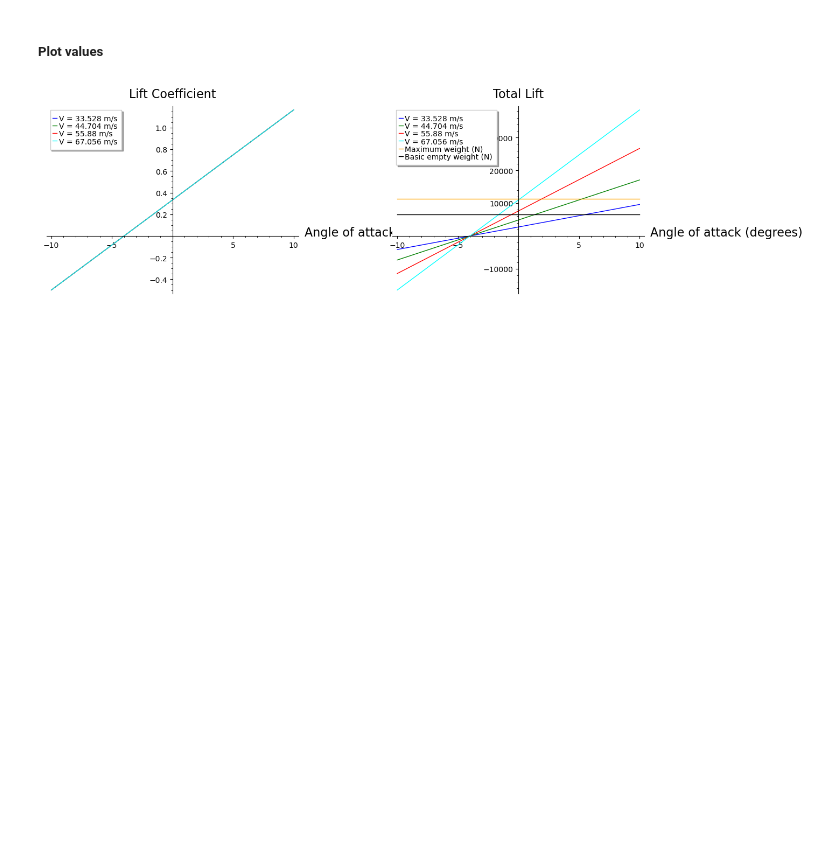
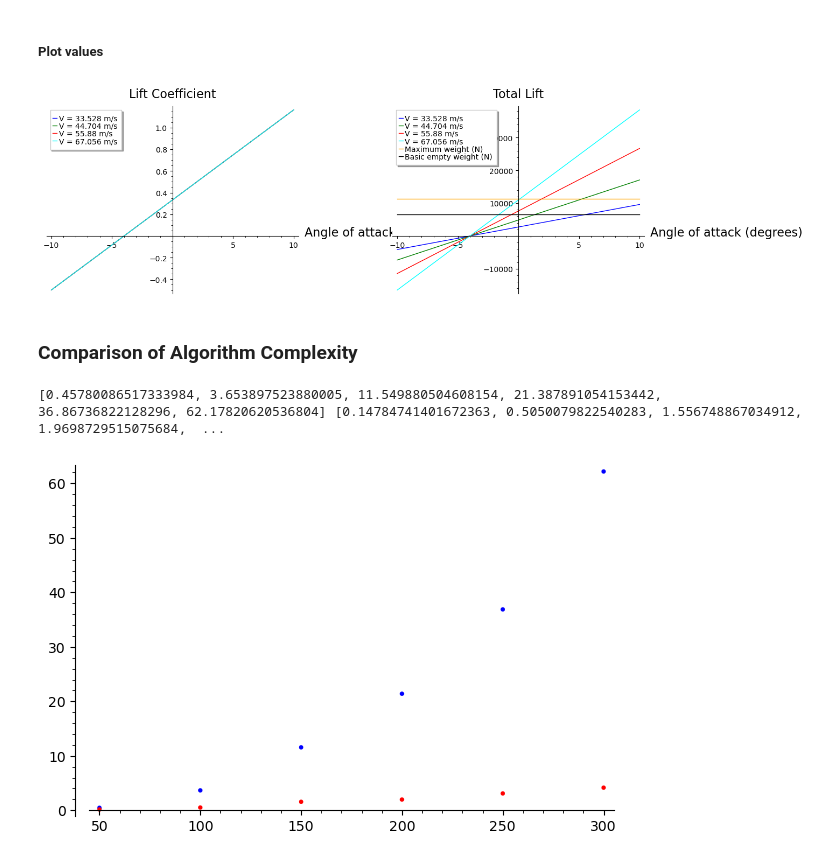
Before and after one commit to juandurante2005/Aerospace-CS-project, a Jupyter notebook: Expanded-lift-dist.ipynb, the cells around one changed output. Saved outputs shown, nothing was run; the diff lists cells and outputs as text; code cells hidden in the pictures; blank space fills up the shorter version.

```diff
--- a/Expanded-lift-dist.ipynb
+++ b/Expanded-lift-dist.ipynb
@@ -275,7 +267,7 @@ x_axis = [i for i in range(0, 11)]
 coefficients = []
 for alpha in range(0, 11):
     wing_info = [10, 50, 1.225, "5", "0", str(alpha) + " * pi/180", 10]
-    vec = LiftFinder(wing_info)
+    vec = LiftFinder(wing_info, False)
     dynamic_pressure = 1/2 * wing_info[2] * wing_info[1] ^ 2
     s = wing_info[0] * average_value(wing_info[3])
     coefficients.append((vec.get_total_lift()) / (dynamic_pressure * s))
@@ -320,7 +312,7 @@ for v in v_infinity:
     lifts = []
     for a in alpha:
         wing_info = [10.9728, v, .909122, "1.472", "(-4) * pi / 180", str(a * pi / 180), N]
-        vec = LiftFinder(wing_info)
+        vec = LiftFinder(wing_info, False)
         coeffs.append(vec.get_lift_coefficient())
         lifts.append(vec.get_total_lift())
     c_plots.append(list_plot(list(zip(alpha, coeffs)), plotjoined=True, color=color_list[i % 7],legend_label = "V = " + str(round(v,3)) + " m/s"))
@@ -345,3 +337,29 @@ ga = graphics_array(((total_c_plots),( total_l_plots)))
 ga.show(figsize = [13, 4])
 # %% [output]
 [figure]
+# %% [markdown]
+### Comparison of Algorithm Complexity
+# %%
+import time
+
+Ns = [50, 100, 150, 200, 250, 300]#, 350, 400, 450, 500]
+py_times = []
+cpp_times = []
+for N in Ns:
+    wing_info = [10.9728, 50, .909122, "1.472", "-4", str(5 * pi / 180), N]
+    start = time.time()
+    vec = LiftFinder(wing_info, True)
+    end = time.time()
+    py_times.append(end - start)
+
+    start = time.time()
+    vec = LiftFinder(wing_info, False)
+    end = time.time()
+    cpp_times.append(end - start)
+py_plot = list_plot(list(zip(Ns, py_times)), plotjoined = True)
+cpp_plot = list_plot(list(zip(Ns, cpp_times)), color="red", plotjoined = True)
+p = py_plot + cpp_plot
+p.show()
+# %% [output]
+[0.45780086517333984, 3.653897523880005, 11.549880504608154, 21.387891054153442, 36.86736822128296, 62.17820620536804] [0.14784741401672363, 0.5050079822540283, 1.556748867034912, 1.9698729515075684,  ...
+[figure, added]
```
Also changed, not shown: parts of 4 cells of this notebook, 1 other file.
